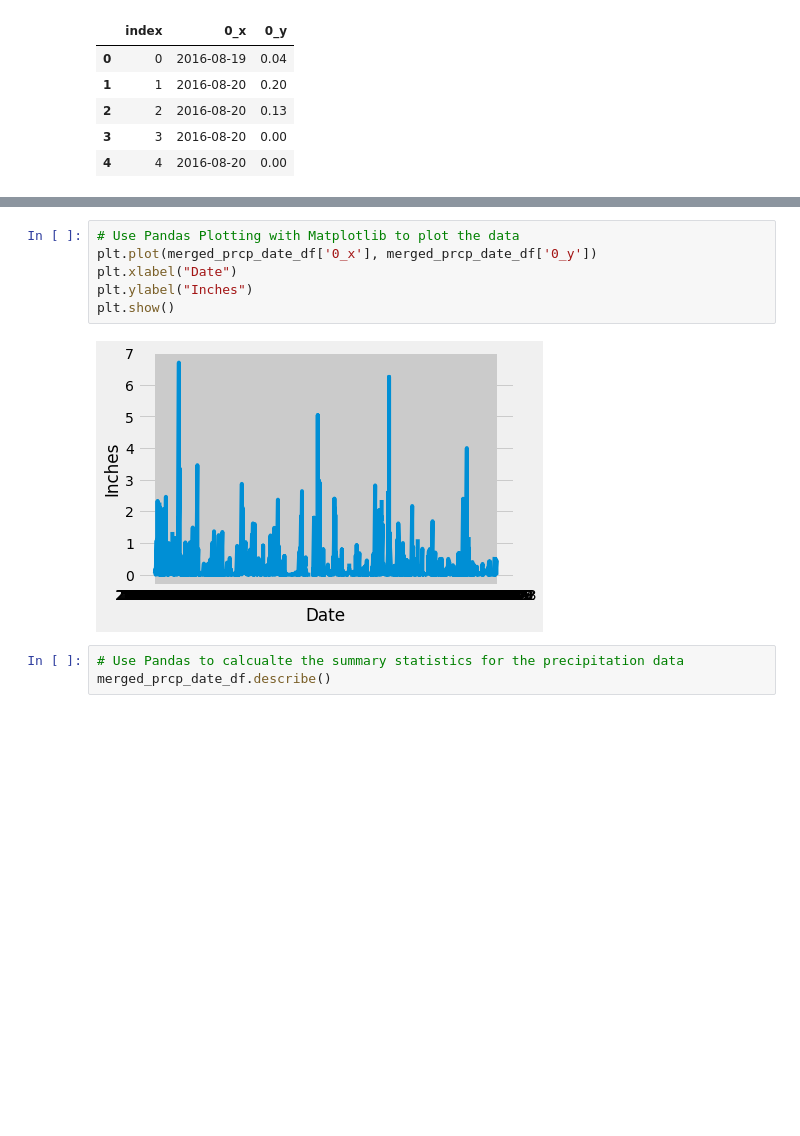
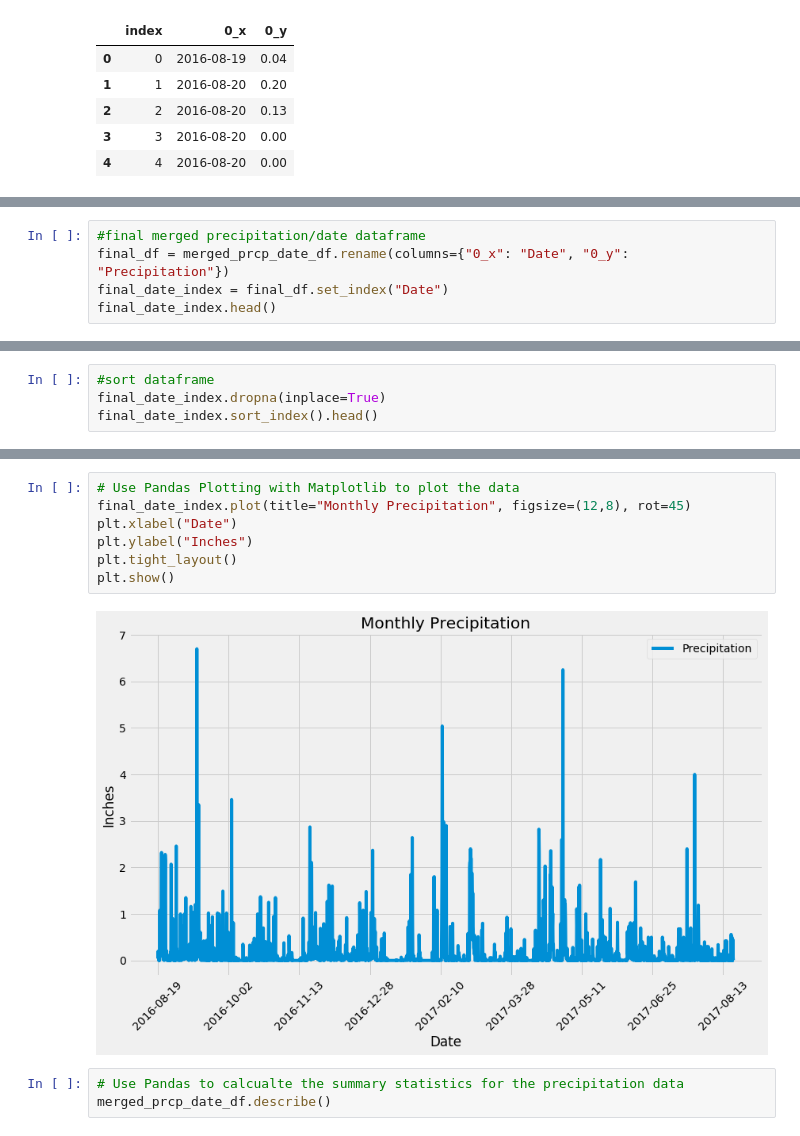
Before and after one commit to kirushan3/sqlalchemy-challenge, a Jupyter notebook: climate_starter.ipynb, the cells around one changed output, grey strips where cells are left out. Drawn from its saved outputs; the diff is of its cells as text; blank space fills up the shorter version.

```diff
--- a/climate_starter.ipynb
+++ b/climate_starter.ipynb
@@ -312,3 +310,8 @@ first_ten_prcp.head()
 | 2 | 2010-01-03 | 0.00 |
 | 3 | 2010-01-04 | 0.00 |
 | 4 | 2010-01-06 | NaN |
+# %%
+#final merged precipitation/date dataframe
+final_df = merged_prcp_date_df.rename(columns={"0_x": "Date", "0_y": "Precipitation"})
+final_date_index = final_df.set_index("Date")
+final_date_index.head()
@@ -314,0 +326,4 @@ first_ten_prcp.head()
+# %%
+#sort dataframe
+final_date_index.dropna(inplace=True)
+final_date_index.sort_index().head()
@@ -315,11 +338,12 @@ first_ten_prcp.head()
 # %%
 # Use Pandas Plotting with Matplotlib to plot the data
-plt.plot(merged_prcp_date_df['0_x'], merged_prcp_date_df['0_y'])
+final_date_index.plot(title="Monthly Precipitation", figsize=(12,8), rot=45)
 plt.xlabel("Date")
 plt.ylabel("Inches")
+plt.tight_layout()
 plt.show()
 # %% [output]
-[figure, old version]
+[figure, new version]
 # %%
 # Use Pandas to calcualte the summary statistics for the precipitation data
 merged_prcp_date_df.describe()
```
Also changed, not shown: parts of 34 cells of this notebook.
